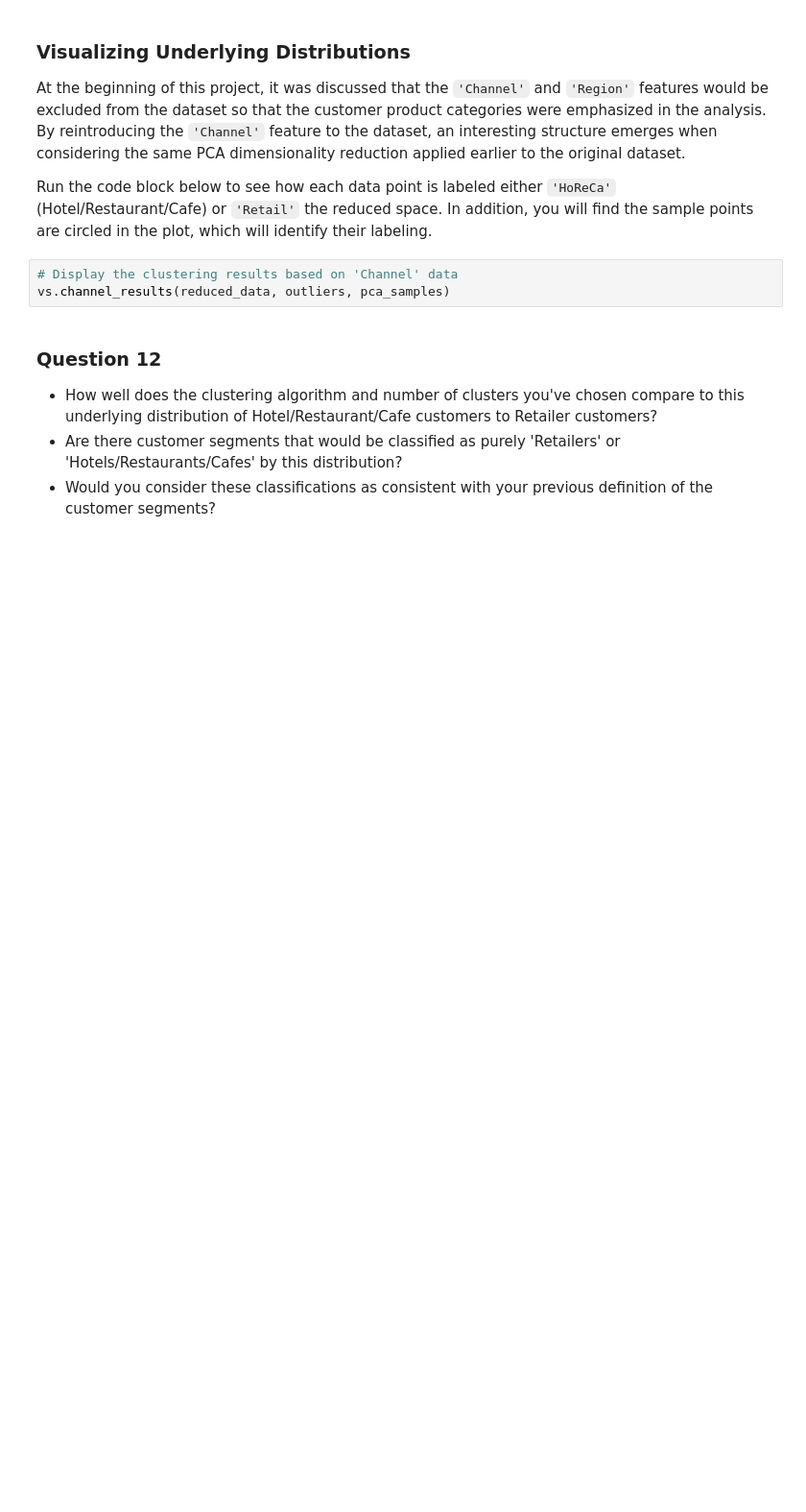
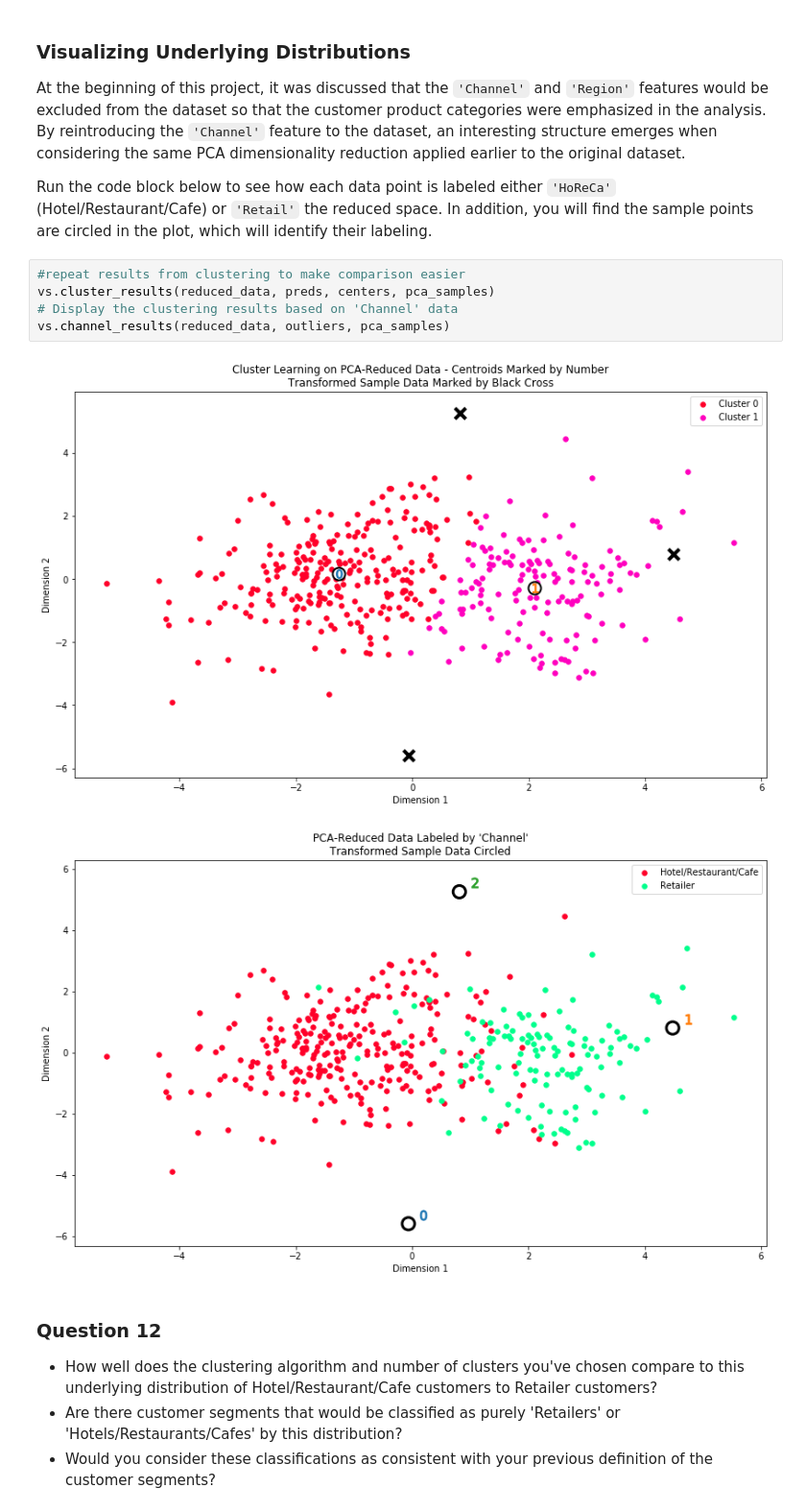
Before and after one commit to amin-amirali/udacity-ml, a Jupyter notebook: customer_segments/customer_segments.ipynb, the cells around one changed output. Shown at 96% size. Cells and saved outputs as stored; diff of their text form; blank space fills up the shorter version.

```diff
--- a/customer_segments/customer_segments.ipynb
+++ b/customer_segments/customer_segments.ipynb
@@ -590,8 +592,13 @@ At the beginning of this project, it was discussed that the `'Channel'` and `'Re
 
 Run the code block below to see how each data point is labeled either `'HoReCa'` (Hotel/Restaurant/Cafe) or `'Retail'` the reduced space. In addition, you will find the sample points are circled in the plot, which will identify their labeling.
 # %%
+#repeat results from clustering to make comparison easier
+vs.cluster_results(reduced_data, preds, centers, pca_samples)
 # Display the clustering results based on 'Channel' data
 vs.channel_results(reduced_data, outliers, pca_samples)
+# %% [output]
+[figure, added]
+[figure, added]
 # %% [markdown]
 ### Question 12
 
```
Also changed, not shown: parts of 6 cells of this notebook.
